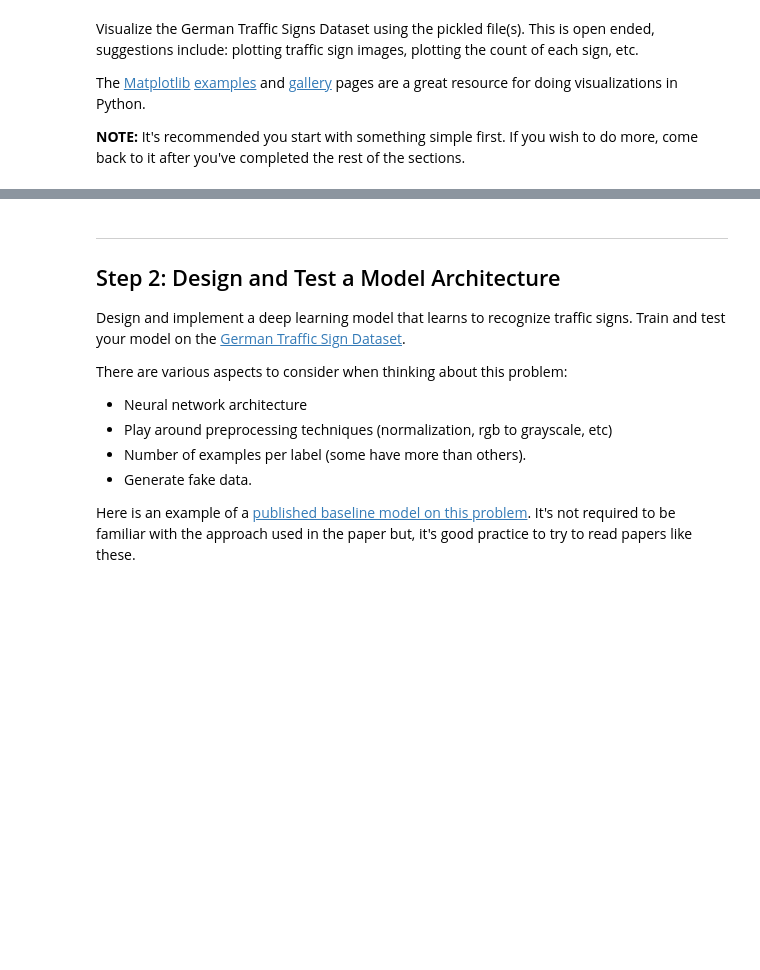
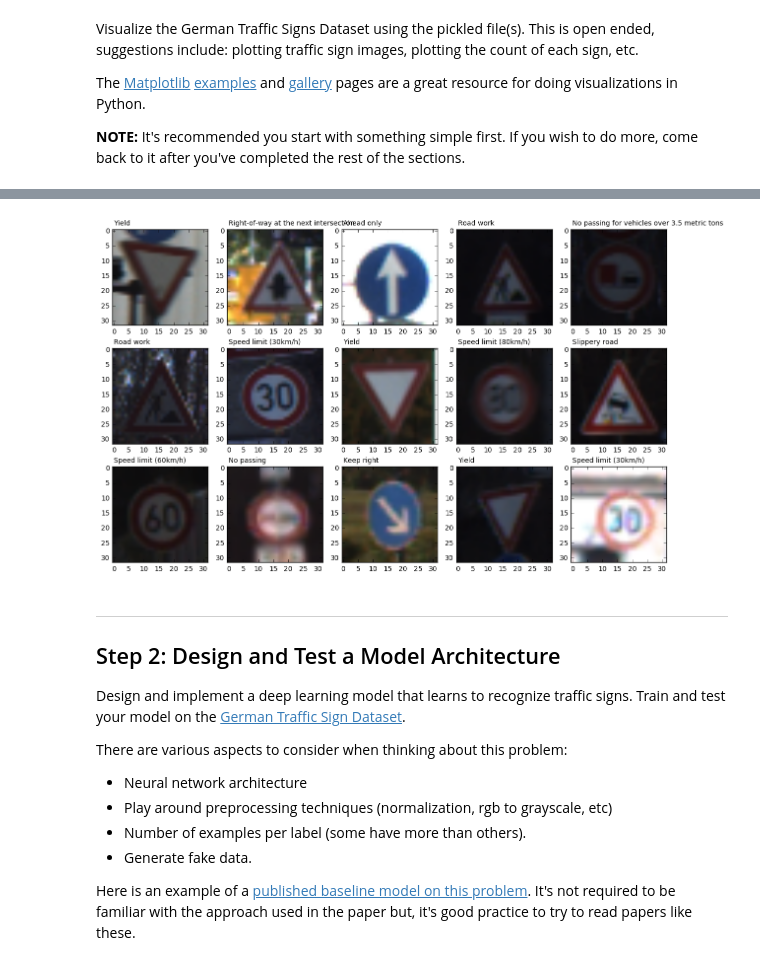
Before and after one commit to LeonYuAng3NT/Traffic_Sign_Classifier, a Jupyter notebook: Traffic_Sign_Classifier.ipynb, the cells around one changed output, grey strips where cells are left out. Cells and saved outputs as stored; diff of their text form; code cells hidden in the pictures; blank space fills up the shorter version.

```diff
--- a/Traffic_Sign_Classifier.ipynb
+++ b/Traffic_Sign_Classifier.ipynb
@@ -19,8 +19,8 @@ import pickle
 
 # TODO: Fill this in based on where you saved the training and testing data
 
-training_file = 'traffic-signs-data/train.p'
-testing_file = 'traffic-signs-data/test.p'
+training_file = 'train.p'
+testing_file = 'test.p'
 
 with open(training_file, mode='rb') as f:
     train = pickle.load(f)
@@ -82,42 +82,28 @@ import csv
 %matplotlib inline
 
 
+import random
+import numpy as np
+import matplotlib.pyplot as plt
 
-img_is = []
-label_num = 0
-for i label in enumerate(y_train):
-    if label == label_num:
-        img_is.append(i)
-        label_num += 1
-sign = X_train[img_is]
-
-for i in signs:
-    plt.figure(i+1)
-    plt.imshow(img)
-    plt.show
-
-def read_sign(file_name):
+def read_signs():
     names = {}
     with open('signnames.csv') as csvfile:
         reader = csv.DictReader(csvfile)
         for row in reader :
             names[int(row['ClassId'])] = row['SignName']
-    return name
+    return names
 
 def plot_image(image_data, labels):
     plt.figure(figsize=(15,15)) # size is fixed but can be configured
     for i in range(15):
         index = random.randint(0, len(image_data))
-        plt.subplot(4,4,i+1)
+        plt.subplot(5,5,i+1)
         plt.subplots_adjust(left=0.15)
         plt.imshow(image_data[index])
-        plt.text(0, -2, signnames[labels[index]], fontdict=font)
+        plt.text(0, -2, signnames[labels[index]],)
 
-for c in range(n_classes):
-    i = random.choice(np.where(y_train == c)[0])
-    plt.subplot(8, 8, c+1)
-    plt.axis('off')
-    plt.title('class: {}'.format(c))
-    plt.imshow(X_train[i])
-    cv2.imwrite(str(c)+'test.png',X_train[i])
+
+signnames = read_signs()
+plot_image(X_train, y_train)
 # %% [output]
@@ -125,3 +110,4 @@ SyntaxError: invalid syntax (<ipython-input-20-7c4db45bb5a4>, line 13)
+[figure, added]
 # %% [markdown]
 ----
 
```
Also changed, not shown: parts of 6 cells of this notebook.
